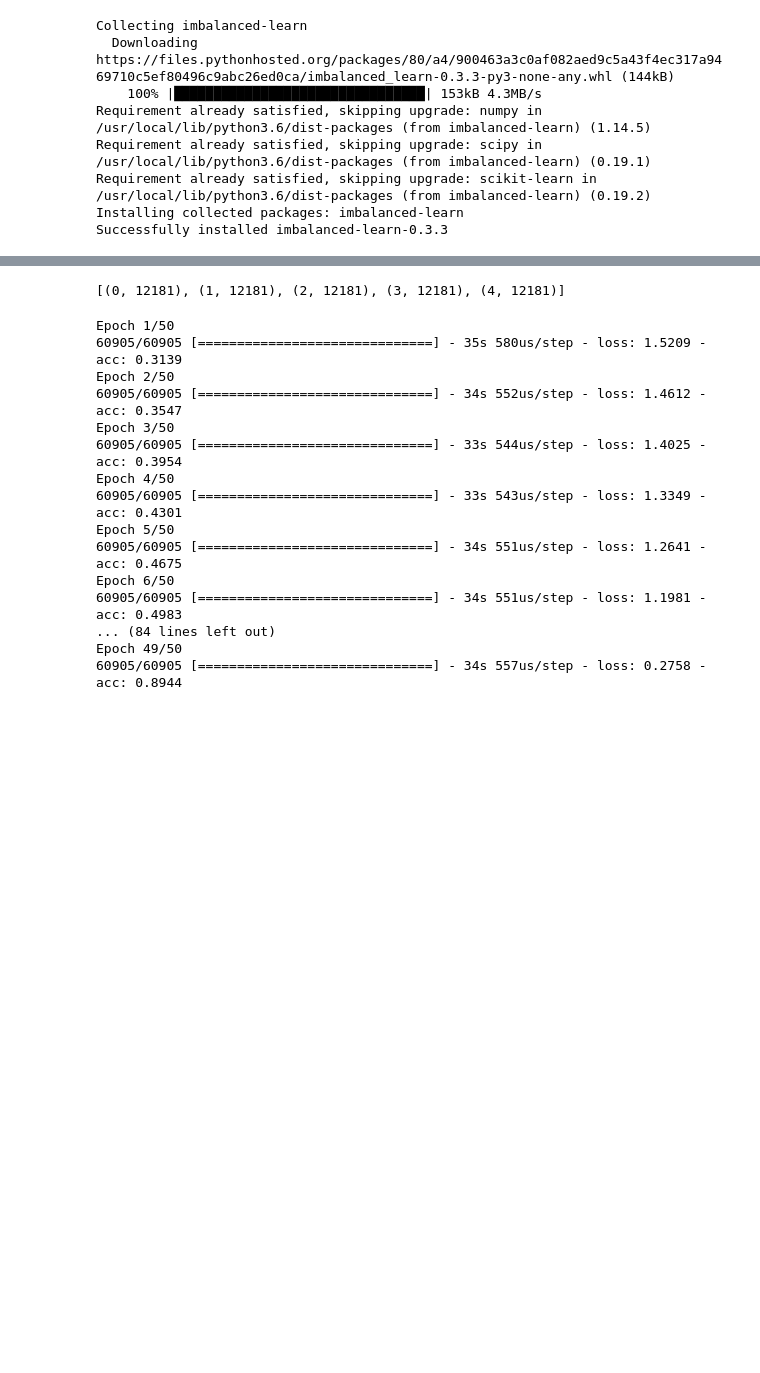
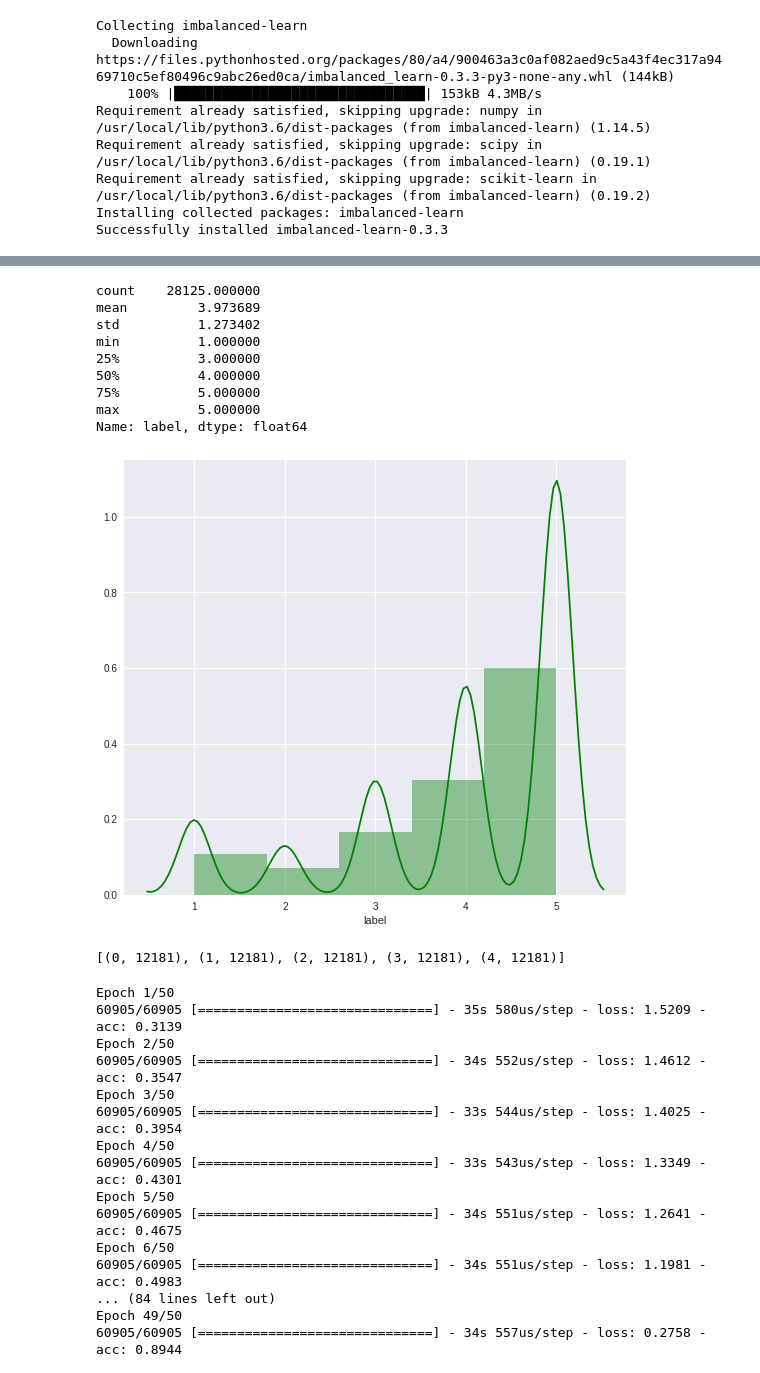
Before and after one commit to gitgash/ds-test, a Jupyter notebook: ann_estimator.ipynb, the cells around one changed output, grey strips where cells are left out. Cells and saved outputs as stored; diff of their text form; code cells hidden in the pictures; blank space fills up the shorter version.

```diff
--- a/ann_estimator.ipynb
+++ b/ann_estimator.ipynb
@@ -91,3 +146,18 @@ df = pd.read_csv("https://www.dropbox.com/s/tzb7mjxipz8fnyt/dataset.csv?dl=1")
+# %%
+print(df['label'].describe())
+plt.figure(figsize=(9, 8))
+sns.distplot(df['label'], color='g', bins=5, hist_kws={'alpha': 0.4});
+# %% [output]
+count    28125.000000
+mean         3.973689
+std          1.273402
+min          1.000000
+25%          3.000000
+50%          4.000000
+75%          5.000000
+max          5.000000
+Name: label, dtype: float64
+[figure, added]
 # %%
 # crete X and y
 X = df.iloc[:,1:-1].copy()
```
Also changed, not shown: parts of 9 cells of this notebook.
